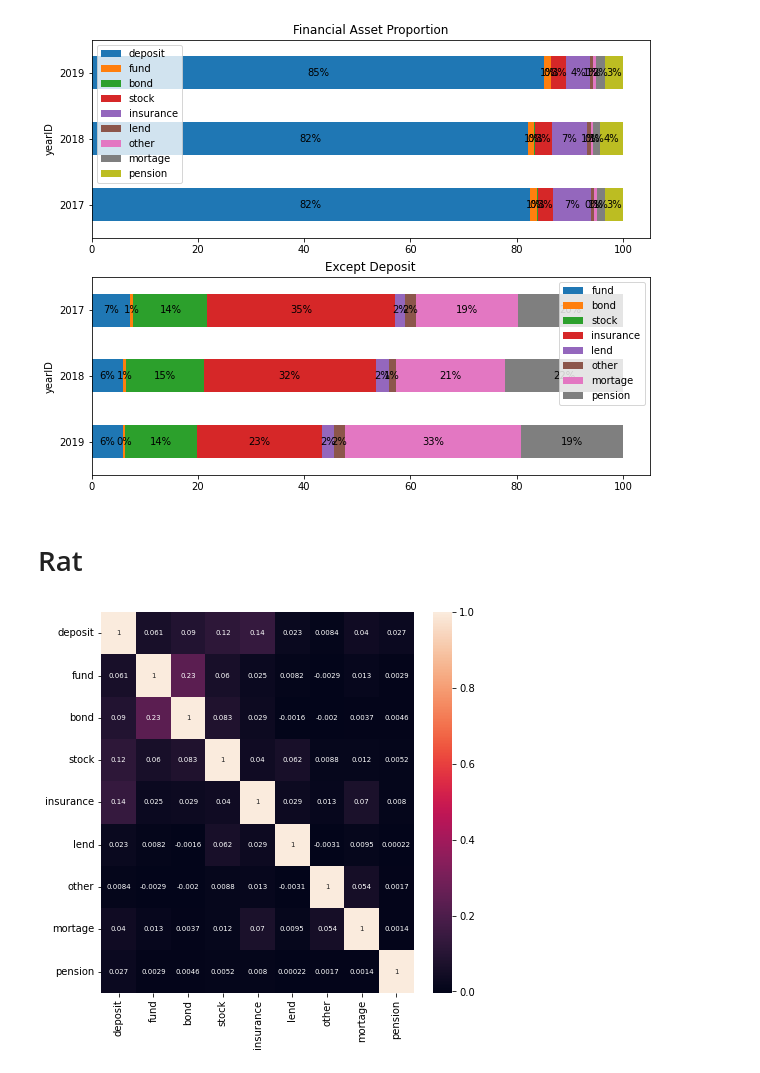
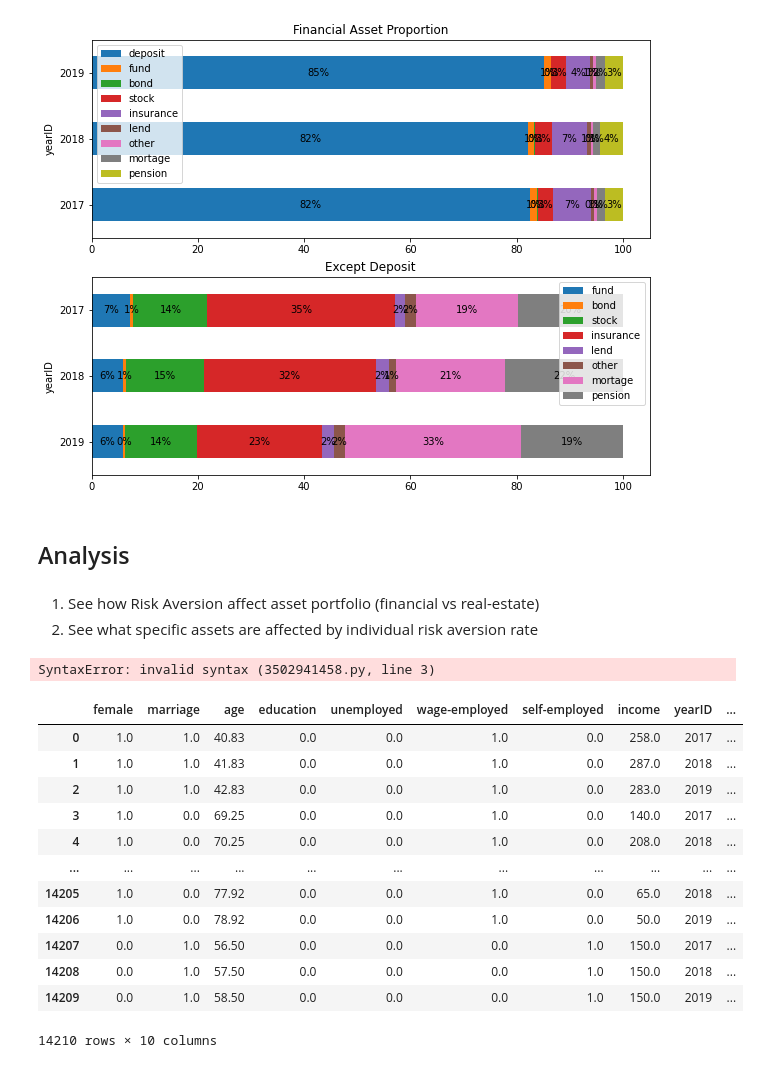
Before and after one commit to jinwls/Relative_Deprivation_Risk_Preference, a Jupyter notebook: explore.ipynb, the cells around one changed output. Drawn from its saved outputs; the diff is of its cells as text; code cells hidden in the pictures.

Commit message:
Risk Aversion

```diff
--- a/explore.ipynb
+++ b/explore.ipynb
@@ -86,5 +202,0 @@ df.insert(1, 'yearID', df.pop('yearID'))
-# %%
-# Delete rows with value -9, outlier
-df = df.fillna(0)
-df = df.replace(-9, np.NaN)
-df = df.dropna()
@@ -102,0 +203,6 @@ df.describe()
+# %%
+cpi18 = 1.01476
+cpi19 = 1.01865
+
+df.loc[df['yearID']==2018, fin+re] = df[df['yearID'] == 2018][fin+re] * cpi18
+df.loc[df['yearID']==2019, fin+re] = df[df['yearID'] == 2019][fin+re] * cpi19
@@ -171,11 +391,7 @@ plt.show()
 # %% [output]
 [figure]
 # %% [markdown]
-# Rat
+## Analysis
-# %%
-plt.figure(figsize=(7,7))
-sns.heatmap(df[finname].corr(), annot=True,  annot_kws={"size": 7})
-plt.yticks(rotation=0)
-plt.show()
-# %% [output]
-[figure, removed]
+# %% [markdown]
+1. See how Risk Aversion affect asset portfolio (financial vs real-estate)
+2. See what specific assets are affected by individual risk aversion rate
@@ -181,0 +403,26 @@ plt.show()
+# %%
+anal = df[info].copy()
+anal['yearID'] = df['yearID'].copy()
+anal['y'] = df['f_total'] / df['total']
+# %%
+anal_demean = anal.copy()
+
+anal_demean.groupby('hid').
+# %% [output]
+SyntaxError: invalid syntax (3502941458.py, line 3)
+# %%
+anal
+# %% [output]
+|  | female | marriage | age | education | unemployed | wage-employed | self-employed | income | yearID | ... |
+| 0 | 1.0 | 1.0 | 40.83 | 0.0 | 0.0 | 1.0 | 0.0 | 258.0 | 2017 | ... |
+| 1 | 1.0 | 1.0 | 41.83 | 0.0 | 0.0 | 1.0 | 0.0 | 287.0 | 2018 | ... |
+| 2 | 1.0 | 1.0 | 42.83 | 0.0 | 0.0 | 1.0 | 0.0 | 283.0 | 2019 | ... |
+| 3 | 1.0 | 0.0 | 69.25 | 0.0 | 0.0 | 1.0 | 0.0 | 140.0 | 2017 | ... |
+| 4 | 1.0 | 0.0 | 70.25 | 0.0 | 0.0 | 1.0 | 0.0 | 208.0 | 2018 | ... |
+| ... | ... | ... | ... | ... | ... | ... | ... | ... | ... | ... |
+| 14205 | 1.0 | 0.0 | 77.92 | 0.0 | 0.0 | 1.0 | 0.0 | 65.0 | 2018 | ... |
+| 14206 | 1.0 | 0.0 | 78.92 | 0.0 | 0.0 | 1.0 | 0.0 | 50.0 | 2019 | ... |
+| 14207 | 0.0 | 1.0 | 56.50 | 0.0 | 0.0 | 0.0 | 1.0 | 150.0 | 2017 | ... |
+| 14208 | 0.0 | 1.0 | 57.50 | 0.0 | 0.0 | 0.0 | 1.0 | 150.0 | 2018 | ... |
+| 14209 | 0.0 | 1.0 | 58.50 | 0.0 | 0.0 | 0.0 | 1.0 | 150.0 | 2019 | ... |
+14210 rows × 10 columns
```
Also changed, not shown: parts of 38 cells of this notebook, 2 other files.
